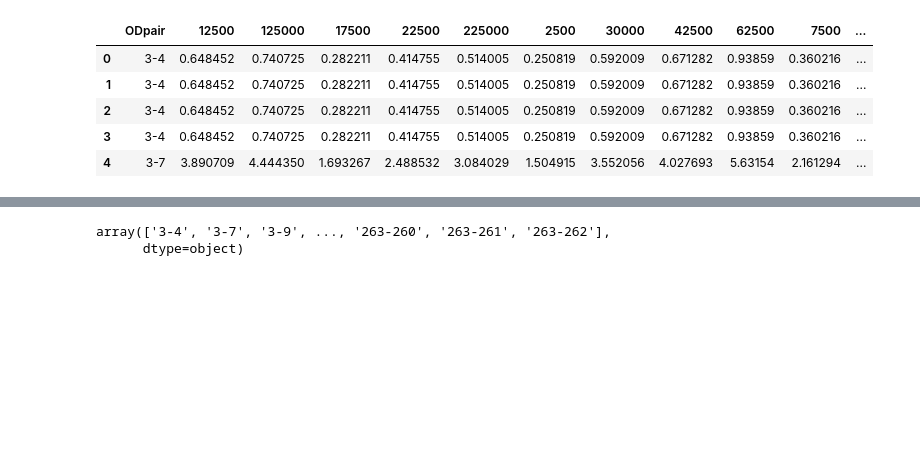
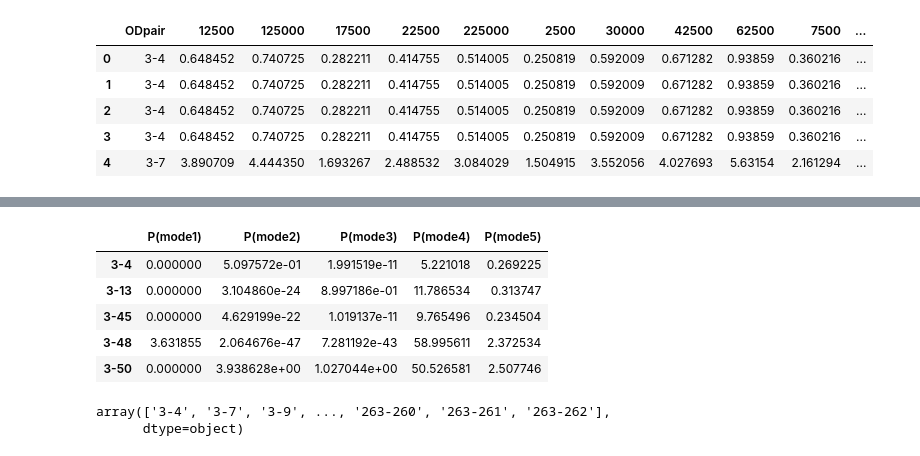
Before and after one commit to Rufei-Sheng/Manhattan-Congestion-Surcharge-Capstone, a Jupyter notebook: modeling/modeling_test.ipynb, the cells around one changed output, grey strips where cells are left out. Saved outputs shown, nothing was run; the diff lists cells and outputs as text; code cells hidden in the pictures; blank space fills up the shorter version.

```diff
--- a/modeling/modeling_test.ipynb
+++ b/modeling/modeling_test.ipynb
@@ -579,3 +610,13 @@ location_list = wages.ODpair.unique()
+# %%
+results_scene_3 = pd.read_csv('../results/Final_results/results_scenario3_XH.csv',index_col=0)
+results_scene_3.head()
+# %% [output]
+|  | P(mode1) | P(mode2) | P(mode3) | P(mode4) | P(mode5) |
+| 3-4 | 0.000000 | 5.097572e-01 | 1.991519e-11 | 5.221018 | 0.269225 |
+| 3-13 | 0.000000 | 3.104860e-24 | 8.997186e-01 | 11.786534 | 0.313747 |
+| 3-45 | 0.000000 | 4.629199e-22 | 1.019137e-11 | 9.765496 | 0.234504 |
+| 3-48 | 3.631855 | 2.064676e-47 | 7.281192e-43 | 58.995611 | 2.372534 |
+| 3-50 | 0.000000 | 3.938628e+00 | 1.027044e+00 | 50.526581 | 2.507746 |
 # %%
 # %% [output]
 array(['3-4', '3-7', '3-9', ..., '263-260', '263-261', '263-262'],
```
Also changed, not shown: parts of 18 cells of this notebook, 2 other files.
